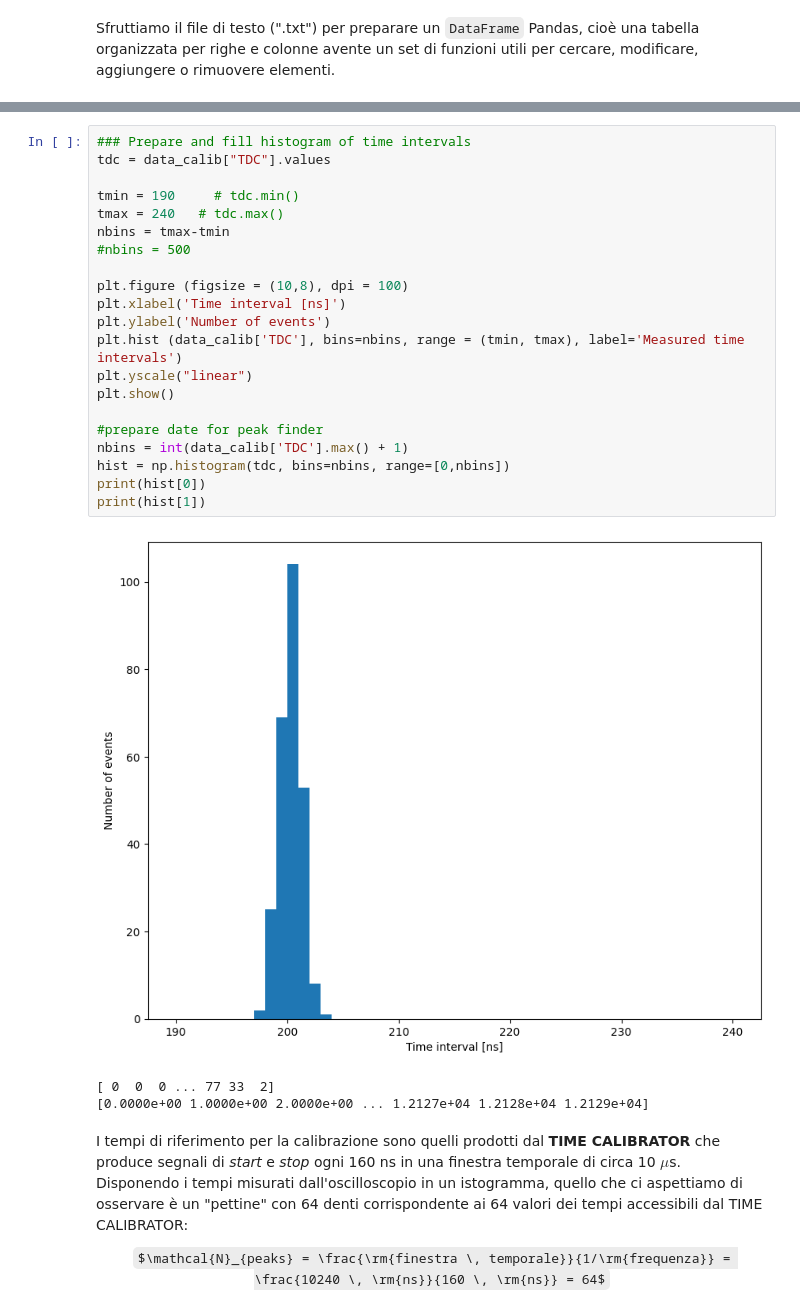
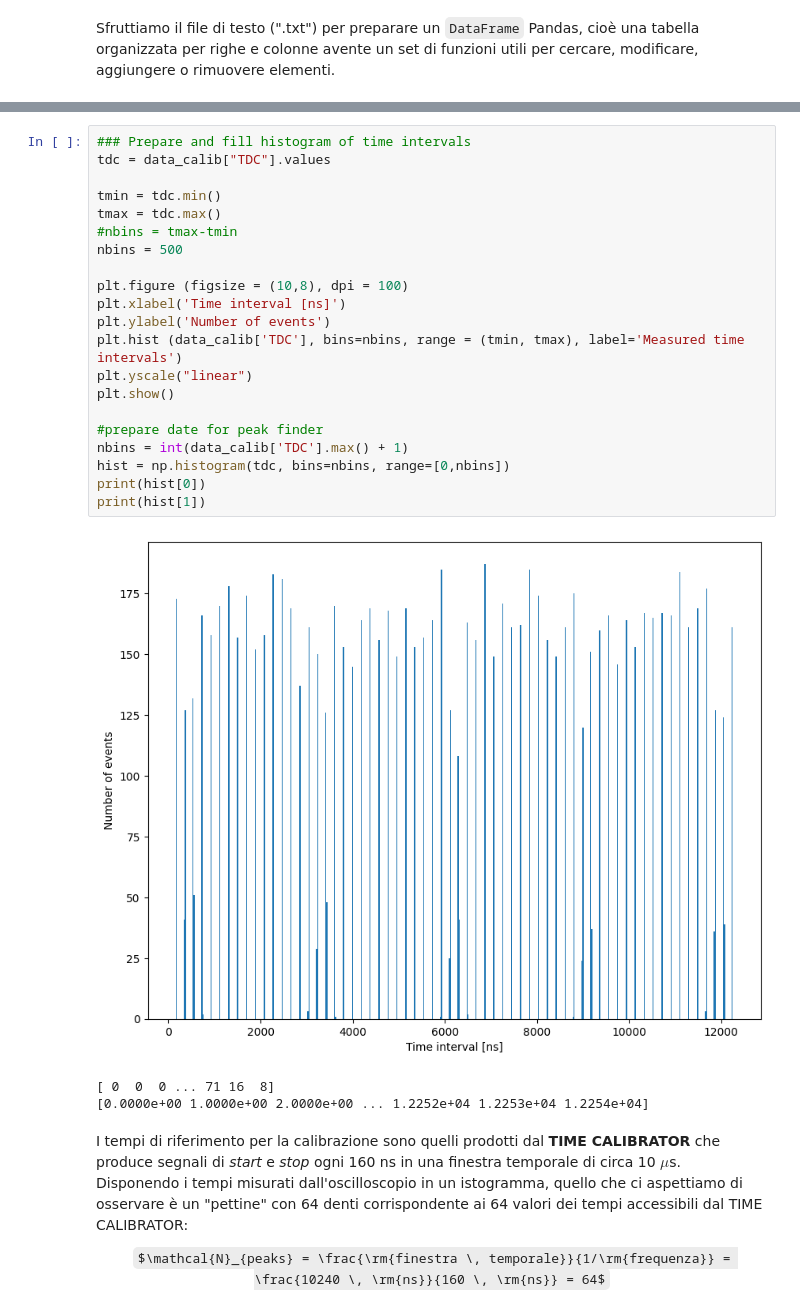
Before and after one commit to mbarbetti/unifi-physics-lab3, a Jupyter notebook: Calibrazione_oscilloscopio_con_ricerca_dei_picchi_2021.ipynb, the cells around one changed output, grey strips where cells are left out. Saved outputs shown, nothing was run; the diff lists cells and outputs as text; some formulas as TeX source.

```diff
--- a/Calibrazione_oscilloscopio_con_ricerca_dei_picchi_2021.ipynb
+++ b/Calibrazione_oscilloscopio_con_ricerca_dei_picchi_2021.ipynb
@@ -78,28 +78,28 @@ plt.show()
 # %%
 ### Prepare and fill histogram of time intervals
 tdc = data_calib["TDC"].values
 
-tmin = 190     # tdc.min()
-tmax = 240   # tdc.max()
-nbins = tmax-tmin
-#nbins = 500
+tmin = tdc.min()
+tmax = tdc.max()
+#nbins = tmax-tmin
+nbins = 500
 
 plt.figure (figsize = (10,8), dpi = 100)
 plt.xlabel('Time interval [ns]')
 plt.ylabel('Number of events')
 plt.hist (data_calib['TDC'], bins=nbins, range = (tmin, tmax), label='Measured time intervals')
 plt.yscale("linear")
 plt.show()
 
 #prepare date for peak finder
 nbins = int(data_calib['TDC'].max() + 1)
 hist = np.histogram(tdc, bins=nbins, range=[0,nbins])
 print(hist[0])
 print(hist[1])
 # %% [output]
-[figure, old version]
+[figure, new version]
-[ 0  0  0 ... 77 33  2]
-[0.0000e+00 1.0000e+00 2.0000e+00 ... 1.2127e+04 1.2128e+04 1.2129e+04]
+[ 0  0  0 ... 71 16  8]
+[0.0000e+00 1.0000e+00 2.0000e+00 ... 1.2252e+04 1.2253e+04 1.2254e+04]
 # %% [markdown]
 I tempi di riferimento per la calibrazione sono quelli prodotti dal **TIME CALIBRATOR**  che produce segnali di _start_ e _stop_ ogni 160 ns in una finestra temporale di circa 10 $\mu$s. Disponendo i tempi misurati dall'oscilloscopio in un istogramma, quello che ci aspettiamo di osservare è un "pettine" con 64 denti corrispondente ai 64 valori dei tempi accessibili dal TIME CALIBRATOR:
 
```
Also changed, not shown: parts of 10 cells of this notebook.
